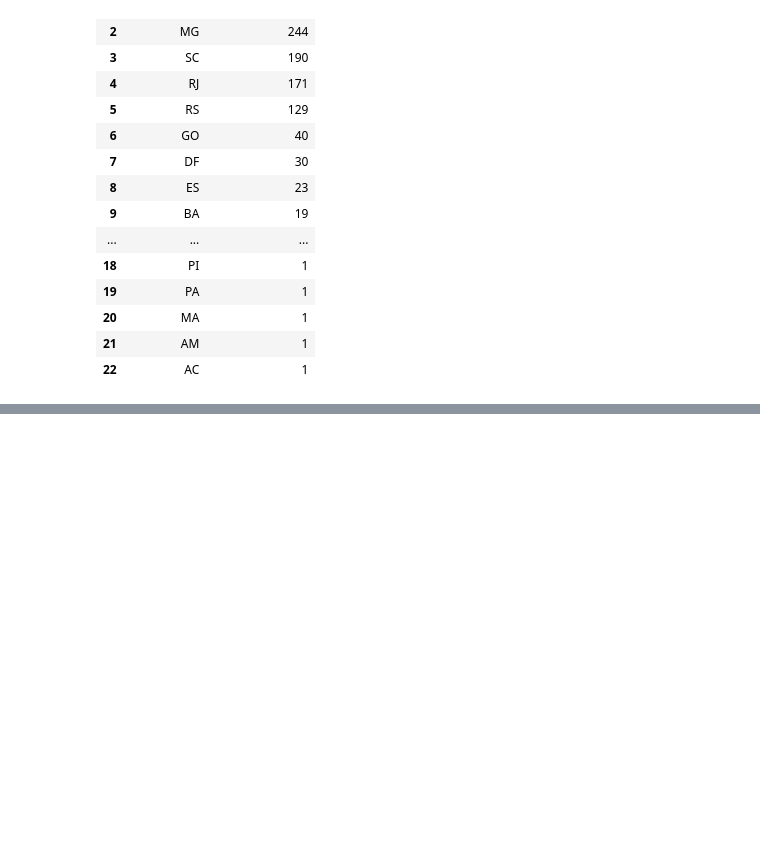
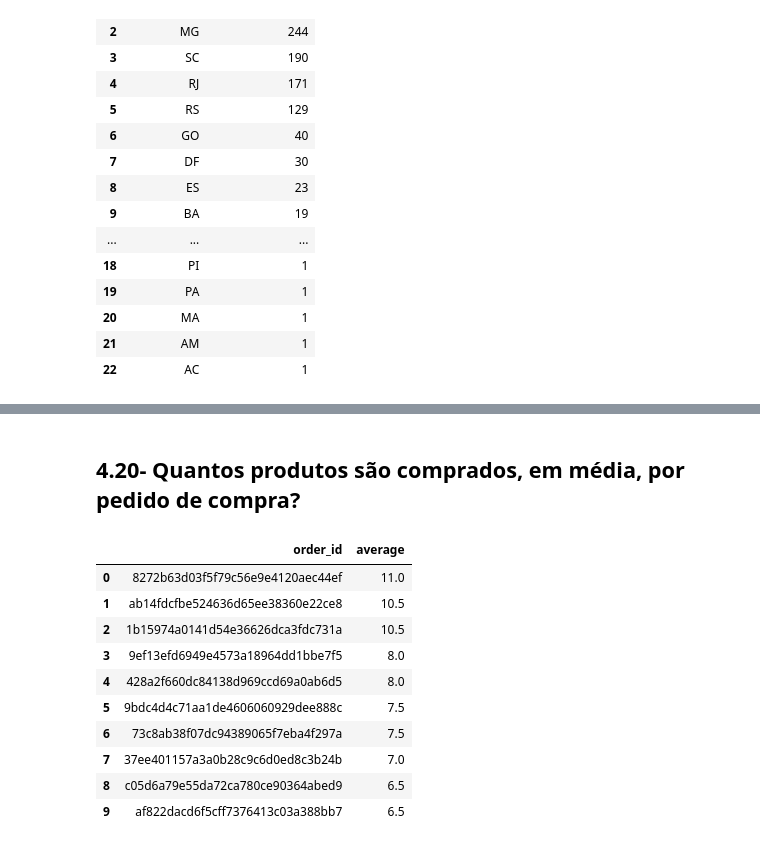
Before and after one commit to brunalimap/python_ds_dev, a Jupyter notebook: notebooks/ex_008_sql.ipynb, the cells around one changed output, grey strips where cells are left out. Cells and saved outputs as stored; diff of their text form; code cells hidden in the pictures; blank space fills up the shorter version.

```diff
--- a/notebooks/ex_008_sql.ipynb
+++ b/notebooks/ex_008_sql.ipynb
@@ -756,0 +889,28 @@ query_execute
+# %% [markdown]
+## 4.20- Quantos produtos são comprados, em média, por pedido de compra?
+# %%
+query = '''
+select
+    o.order_id,
+    AVG(i.order_item_id) AS average
+from tb_items i inner join tb_orders o ON (o.order_id = i.order_id)
+group by o.order_id
+order by average DESC
+limit 10;
+
+'''
+
+query_execute = pd.read_sql_query(query,conn)
+query_execute
+# %% [output]
+|  | order_id | average |
+| 0 | 8272b63d03f5f79c56e9e4120aec44ef | 11.0 |
+| 1 | ab14fdcfbe524636d65ee38360e22ce8 | 10.5 |
+| 2 | 1b15974a0141d54e36626dca3fdc731a | 10.5 |
+| 3 | 9ef13efd6949e4573a18964dd1bbe7f5 | 8.0 |
+| 4 | 428a2f660dc84138d969ccd69a0ab6d5 | 8.0 |
+| 5 | 9bdc4d4c71aa1de4606060929dee888c | 7.5 |
+| 6 | 73c8ab38f07dc94389065f7eba4f297a | 7.5 |
+| 7 | 37ee401157a3a0b28c9c6d0ed8c3b24b | 7.0 |
+| 8 | c05d6a79e55da72ca780ce90364abed9 | 6.5 |
+| 9 | af822dacd6f5cff7376413c03a388bb7 | 6.5 |
```
Also changed, not shown: parts of 10 cells of this notebook.
